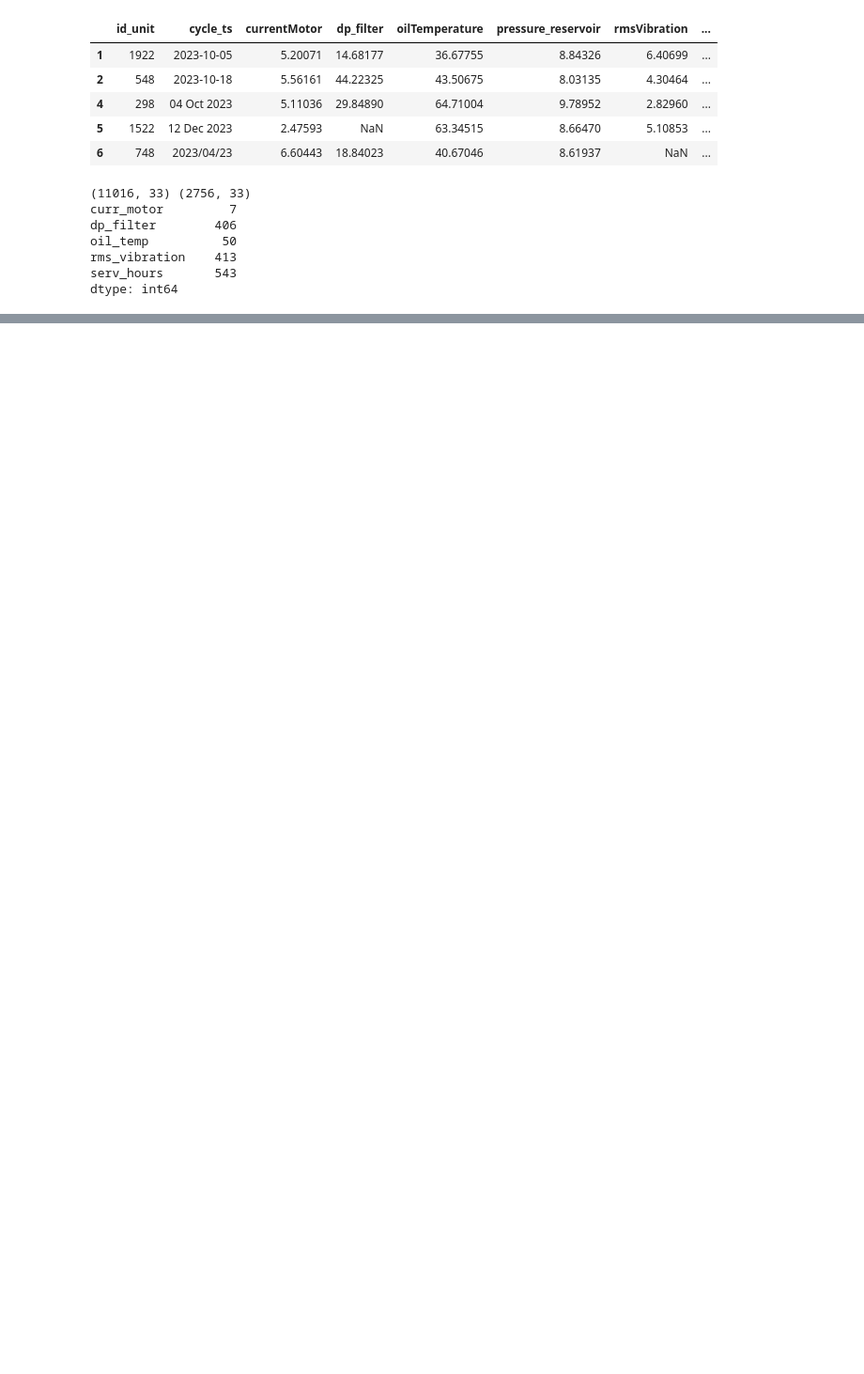
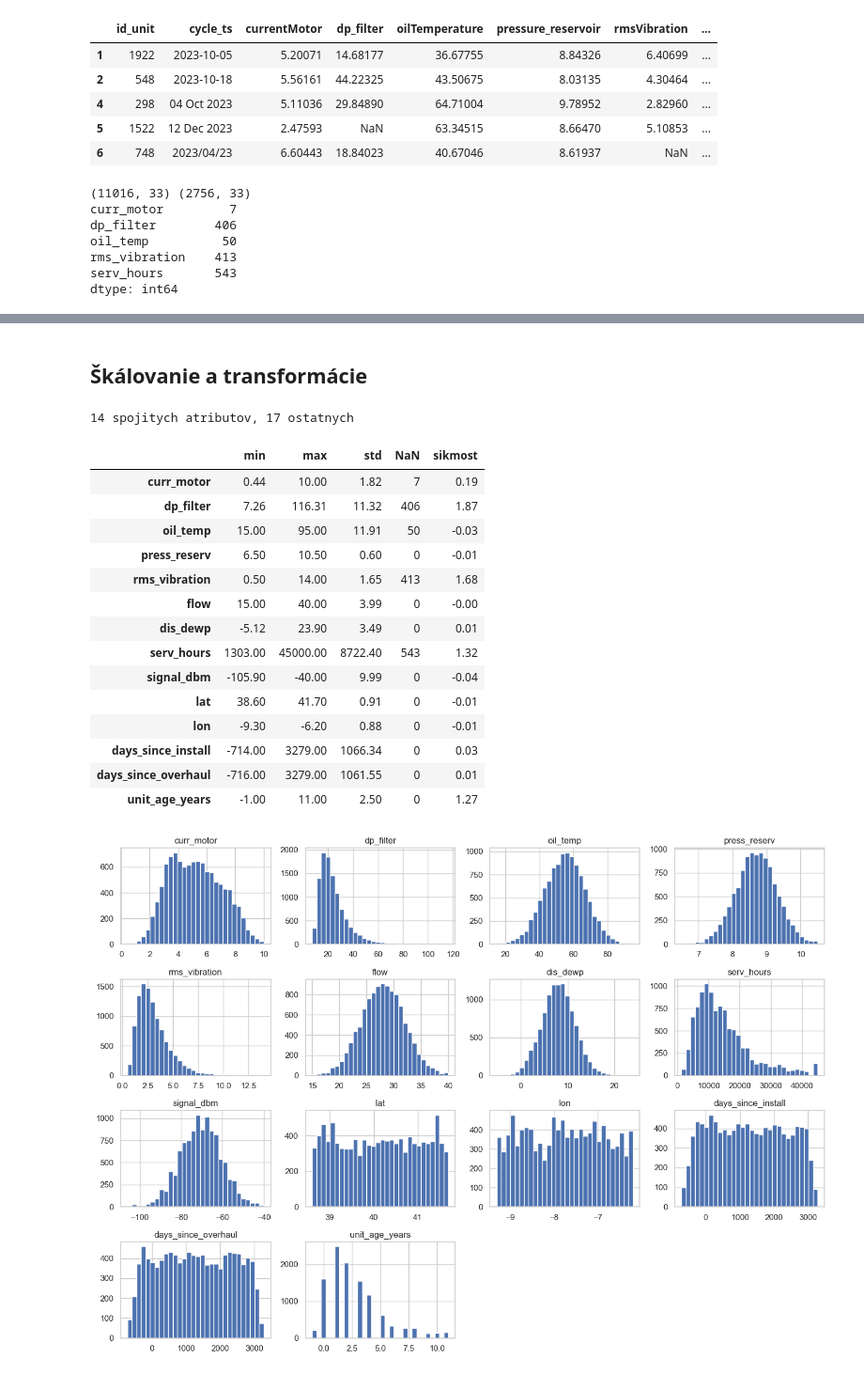
Before and after one commit to Walorean/Iau_project, a Jupyter notebook: test2.ipynb, the cells around one changed output, grey strips where cells are left out. Shown at 94% size. Saved outputs shown, nothing was run; the diff lists cells and outputs as text; code cells hidden in the pictures; blank space fills up the shorter version.

Commit message:
2.1 temp dokoncene

```diff
--- a/test2.ipynb
+++ b/test2.ipynb
@@ -238,7 +238,7 @@ def make_numeric_frame(readings_raw):
     r = clean_readings(readings_raw)
     df = (r.merge(units_c, on="id_unit", how="left", validate="m:1")
            .merge(gateways_c, on="id_unit", how="left", validate="m:1"))
-    assert len(df) == len(r), "merge zmenil počet riadkov"
+    assert len(df) == len(r), "merge zmenil pocet riadkov"
 
     t = df["cycle_ts"]
     df["days_since_install"] = (t - df["install_date"]).dt.days
@@ -306,3 +306,51 @@ Data columns (total 33 columns):
  32  rms_vibration_missing    11016 non-null  int64
 dtypes: float64(22), int32(3), int64(8)
 memory usage: 2.6 MB
+# %% [markdown]
+## Škálovanie a transformácie
+# %%
+from scipy.stats import skew
+from sklearn.base import BaseEstimator, TransformerMixin
+from sklearn.impute import SimpleImputer
+from sklearn.pipeline import Pipeline
+from sklearn.preprocessing import StandardScaler, MinMaxScaler, RobustScaler, PowerTransformer, QuantileTransformer
+from sklearn.linear_model import LogisticRegression
+from sklearn.neighbors import KNeighborsClassifier
+from sklearn.ensemble import RandomForestClassifier
+from sklearn.model_selection import GroupKFold, cross_validate
+
+# train_num je vystup z 2.1 B; id_unit a fail nie su atributy
+X_train = train_num.drop(columns=["fail", "id_unit"])
+y_train = train_num["fail"]
+groups = train_num["id_unit"]
+
+# spojite atributy - tie budeme upravovat; one-hot, 0/1 priznaky, duty_class, depo a cyklicke casove atributy ostavaju
+spojite = ["curr_motor", "dp_filter", "oil_temp", "press_reserv", "rms_vibration", "flow", "dis_dewp",
+           "serv_hours", "signal_dbm", "lat", "lon", "days_since_install", "days_since_overhaul", "unit_age_years"]
+ostatne = [c for c in X_train.columns if c not in spojite]
+print(len(spojite), "spojitych atributov,", len(ostatne), "ostatnych")
+
+popis = pd.DataFrame({"min": X_train[spojite].min(), "max": X_train[spojite].max(),
+                      "std": X_train[spojite].std(), "NaN": X_train[spojite].isna().sum(),
+                      "sikmost": X_train[spojite].apply(lambda s: skew(s.dropna()))}).round(2)
+display(popis)
+X_train[spojite].hist(bins=30, figsize=(14, 10))
+plt.tight_layout(); plt.show()
+# %% [output]
+14 spojitych atributov, 17 ostatnych
+|  | min | max | std | NaN | sikmost |
+| curr_motor | 0.44 | 10.00 | 1.82 | 7 | 0.19 |
+| dp_filter | 7.26 | 116.31 | 11.32 | 406 | 1.87 |
+| oil_temp | 15.00 | 95.00 | 11.91 | 50 | -0.03 |
+| press_reserv | 6.50 | 10.50 | 0.60 | 0 | -0.01 |
+| rms_vibration | 0.50 | 14.00 | 1.65 | 413 | 1.68 |
+| flow | 15.00 | 40.00 | 3.99 | 0 | -0.00 |
+| dis_dewp | -5.12 | 23.90 | 3.49 | 0 | 0.01 |
+| serv_hours | 1303.00 | 45000.00 | 8722.40 | 543 | 1.32 |
+| signal_dbm | -105.90 | -40.00 | 9.99 | 0 | -0.04 |
+| lat | 38.60 | 41.70 | 0.91 | 0 | -0.01 |
+| lon | -9.30 | -6.20 | 0.88 | 0 | -0.01 |
+| days_since_install | -714.00 | 3279.00 | 1066.34 | 0 | 0.03 |
+| days_since_overhaul | -716.00 | 3279.00 | 1061.55 | 0 | 0.01 |
+| unit_age_years | -1.00 | 11.00 | 2.50 | 0 | 1.27 |
+[figure, added]
```
Also changed, not shown: parts of 16 cells of this notebook.
